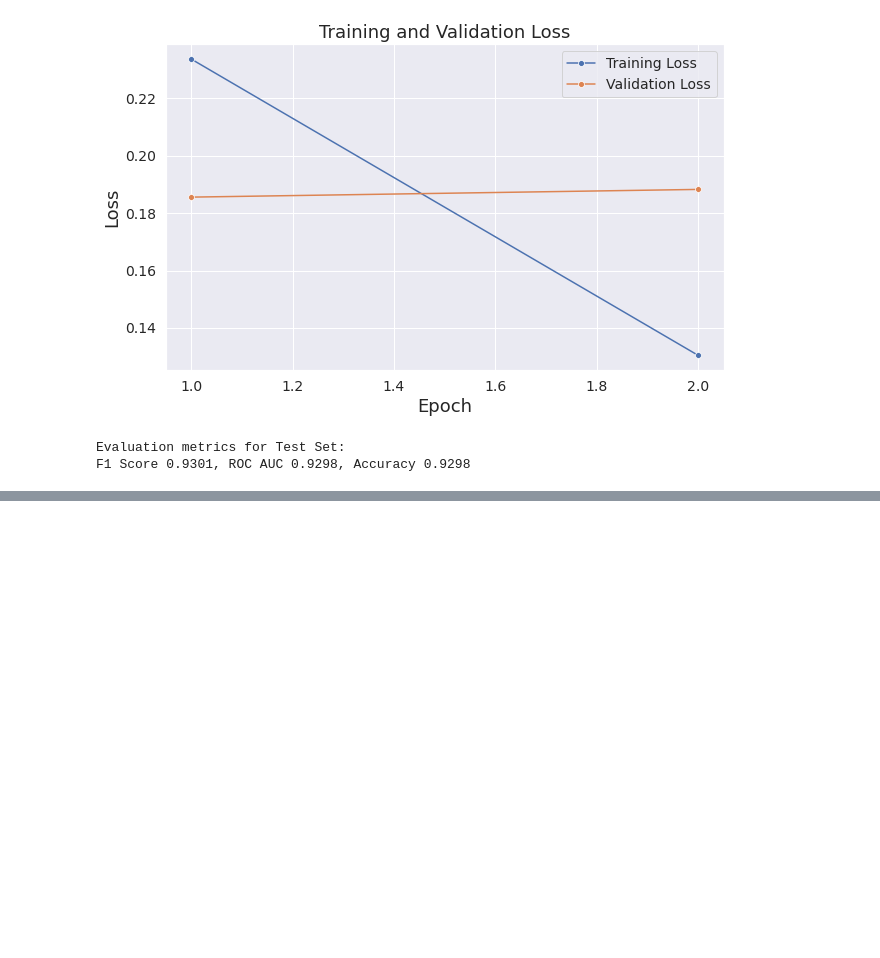
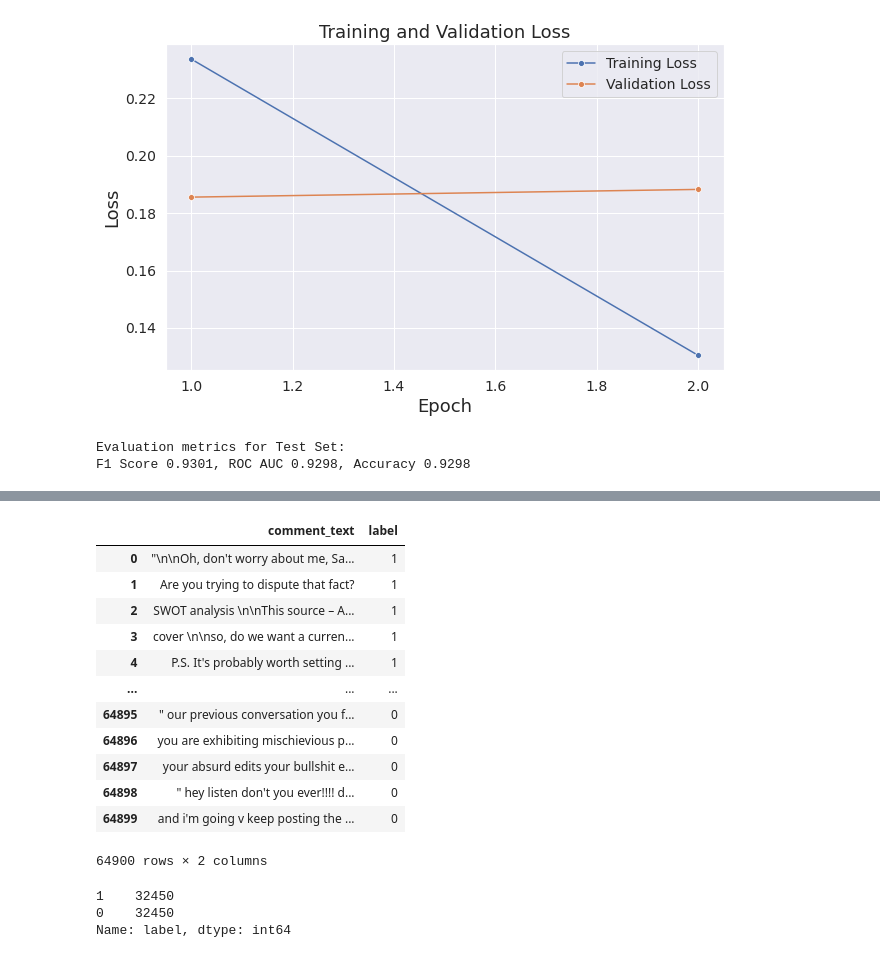
Before and after one commit to hjesse92/style_transfer_w266, a Jupyter notebook: notebooks/Classification_Model_NonToxicScore_DistilBERT.ipynb, the cells around one changed output, grey strips where cells are left out. Drawn from its saved outputs; the diff is of its cells as text; code cells hidden in the pictures; blank space fills up the shorter version.

```diff
--- a/notebooks/Classification_Model_NonToxicScore_DistilBERT.ipynb
+++ b/notebooks/Classification_Model_NonToxicScore_DistilBERT.ipynb
@@ -822,0 +838,20 @@ torch.save(unfreeze_model.state_dict(), 'models/DistilBertToxicClassification5.p
+# %%
+import nlpaug.augmenter.word as nlpaw
+
+def augment_sentence(sentence, aug, num_thread=WORKERS):
+    """
+    Constructs a new sentence via text augmentation.
+    """
+    if device == "cuda":
+        return aug.augment(sentence, n=1)
+    else:
+        return aug.augment(sentence, n=1, num_thread=num_thread)
+# %%
+# Define nlpaug augmentation object
+aug10p = nlpaw.ContextualWordEmbsAug(model_path='distilbert-base-uncased',
+                                     aug_min=1,
+                                     aug_p=0.1,
+                                     action="substitute",
+                                     device='cuda',
+                                     batch_size=32
+                                    )
@@ -822,0 +866,10 @@ torch.save(unfreeze_model.state_dict(), 'models/DistilBertToxicClassification5.p
+# %%
+# test augment_sentence output
+test_sentences = list(df[df['label']==0]['comment_text'].values[:5])
+print('### Test Sentences ###\n',test_sentences)
+
+# augmentation 2 times
+num_times = 2
+for i in range(num_times):
+    new_sentences = augment_sentence(test_sentences, aug10p)
+    print(f'\n### Augmentation {i+1} ### \n{new_sentences}')
@@ -822,0 +934,25 @@ torch.save(unfreeze_model.state_dict(), 'models/DistilBertToxicClassification5.p
+# %%
+# Upsample minority class ('label' == 0) to create a 50-50 class distribution
+balanced_df = augment_text(df, aug10p, num_threads=WORKERS, num_times=1)
+# %%
+balanced_df
+# %% [output]
+|  | comment_text | label |
+| 0 | "\n\nOh, don't worry about me, Sa... | 1 |
+| 1 | Are you trying to dispute that fact? | 1 |
+| 2 | SWOT analysis \n\nThis source – A... | 1 |
+| 3 | cover \n\nso, do we want a curren... | 1 |
+| 4 | P.S. It's probably worth setting ... | 1 |
+| ... | ... | ... |
+| 64895 | " our previous conversation you f... | 0 |
+| 64896 | you are exhibiting mischievious p... | 0 |
+| 64897 | your absurd edits your bullshit e... | 0 |
+| 64898 | " hey listen don't you ever!!!! d... | 0 |
+| 64899 | and i'm going v keep posting the ... | 0 |
+64900 rows × 2 columns
+# %%
+balanced_df.label.value_counts()
+# %% [output]
+1    32450
+0    32450
+Name: label, dtype: int64
```
Also changed, not shown: parts of 37 cells of this notebook, 1 other file.
